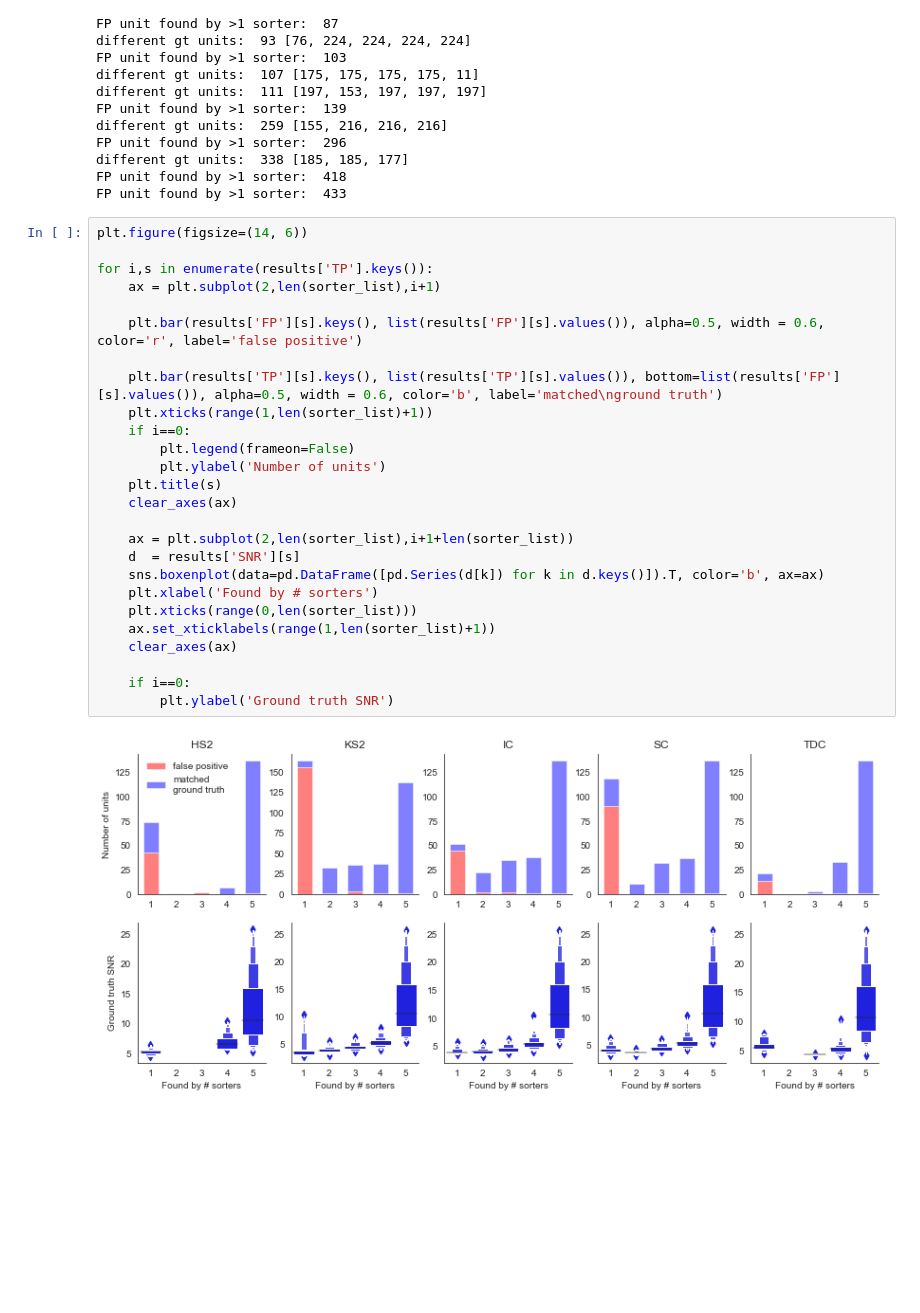
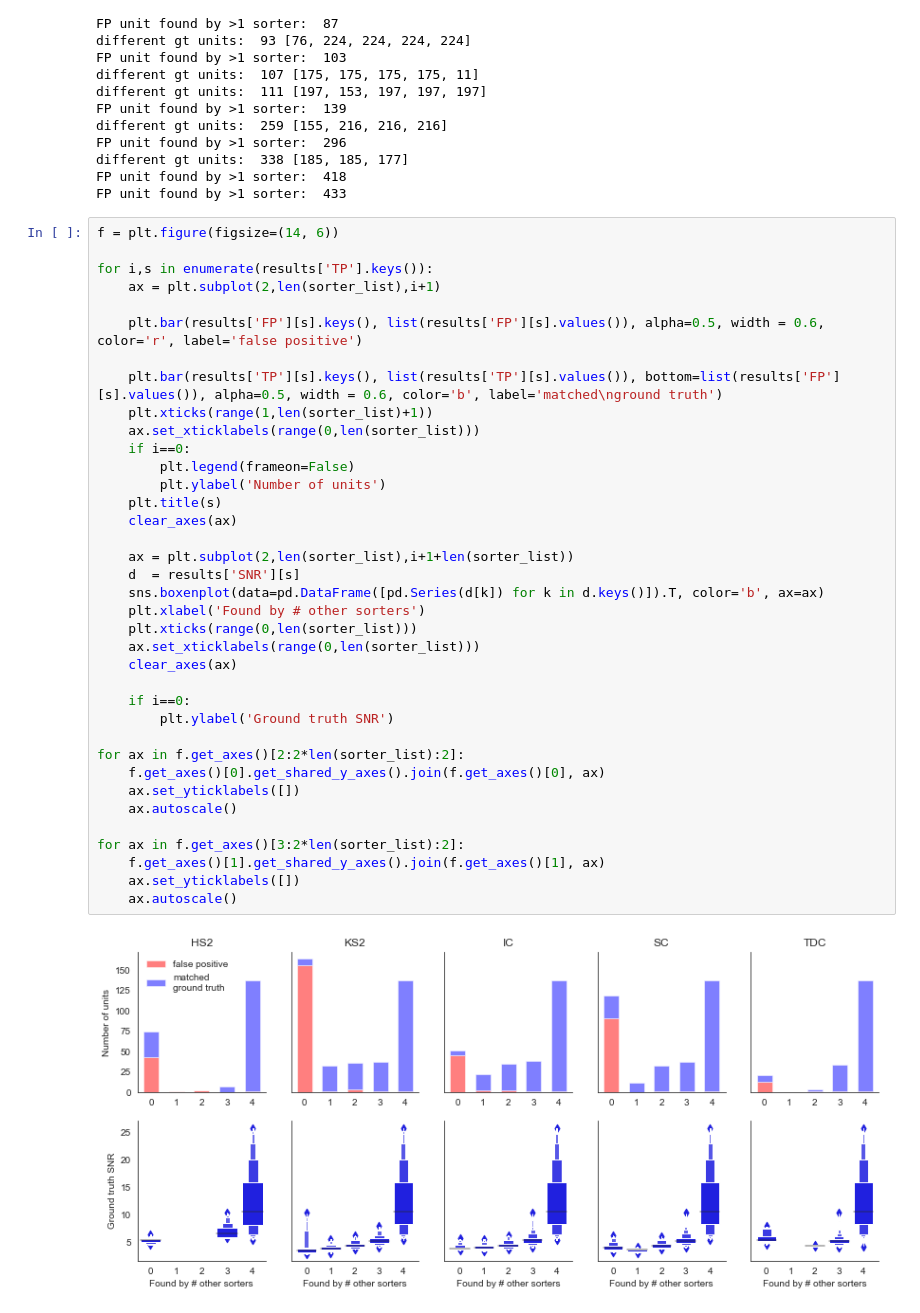
Before and after one commit to SpikeInterface/SpikeInterface.github.io, a Jupyter notebook: posts/ground-truth-comparison-and-consensus-method-with-mearec-generated-neuropixels-recording.ipynb, the cells around one changed output. Drawn from its saved outputs; the diff is of its cells as text; blank space fills up the shorter version.

```diff
--- a/posts/ground-truth-comparison-and-consensus-method-with-mearec-generated-neuropixels-recording.ipynb
+++ b/posts/ground-truth-comparison-and-consensus-method-with-mearec-generated-neuropixels-recording.ipynb
@@ -346,30 +324,41 @@ different gt units:  338 [185, 185, 177]
 FP unit found by >1 sorter:  418
 FP unit found by >1 sorter:  433
 # %%
-plt.figure(figsize=(14, 6))
+f = plt.figure(figsize=(14, 6))
 
 for i,s in enumerate(results['TP'].keys()):
     ax = plt.subplot(2,len(sorter_list),i+1)
 
     plt.bar(results['FP'][s].keys(), list(results['FP'][s].values()), alpha=0.5, width = 0.6, color='r', label='false positive')
 
     plt.bar(results['TP'][s].keys(), list(results['TP'][s].values()), bottom=list(results['FP'][s].values()), alpha=0.5, width = 0.6, color='b', label='matched\nground truth')
     plt.xticks(range(1,len(sorter_list)+1))
+    ax.set_xticklabels(range(0,len(sorter_list)))
     if i==0:
         plt.legend(frameon=False)
         plt.ylabel('Number of units')
     plt.title(s)
     clear_axes(ax)
 
     ax = plt.subplot(2,len(sorter_list),i+1+len(sorter_list))
     d  = results['SNR'][s]
     sns.boxenplot(data=pd.DataFrame([pd.Series(d[k]) for k in d.keys()]).T, color='b', ax=ax)
-    plt.xlabel('Found by # sorters')
+    plt.xlabel('Found by # other sorters')
     plt.xticks(range(0,len(sorter_list)))
-    ax.set_xticklabels(range(1,len(sorter_list)+1))
+    ax.set_xticklabels(range(0,len(sorter_list)))
     clear_axes(ax)
 
     if i==0:
         plt.ylabel('Ground truth SNR')
+
+for ax in f.get_axes()[2:2*len(sorter_list):2]:
+    f.get_axes()[0].get_shared_y_axes().join(f.get_axes()[0], ax)
+    ax.set_yticklabels([])
+    ax.autoscale()
+
+for ax in f.get_axes()[3:2*len(sorter_list):2]:
+    f.get_axes()[1].get_shared_y_axes().join(f.get_axes()[1], ax)
+    ax.set_yticklabels([])
+    ax.autoscale()
 # %% [output]
-[figure, old version]
+[figure, new version]
```
Also changed, not shown: parts of 3 cells of this notebook.
